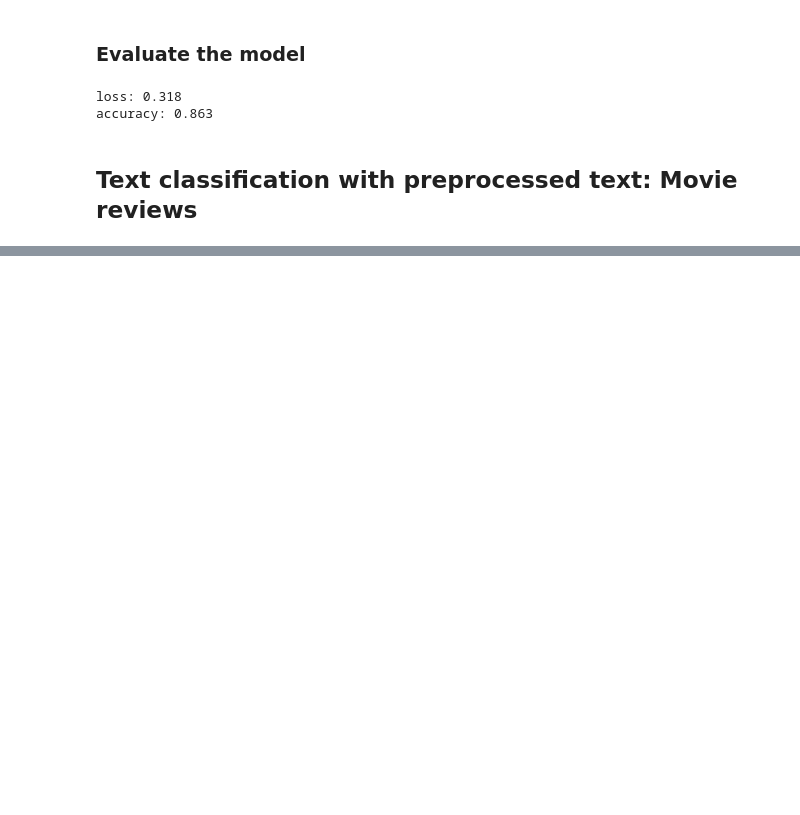
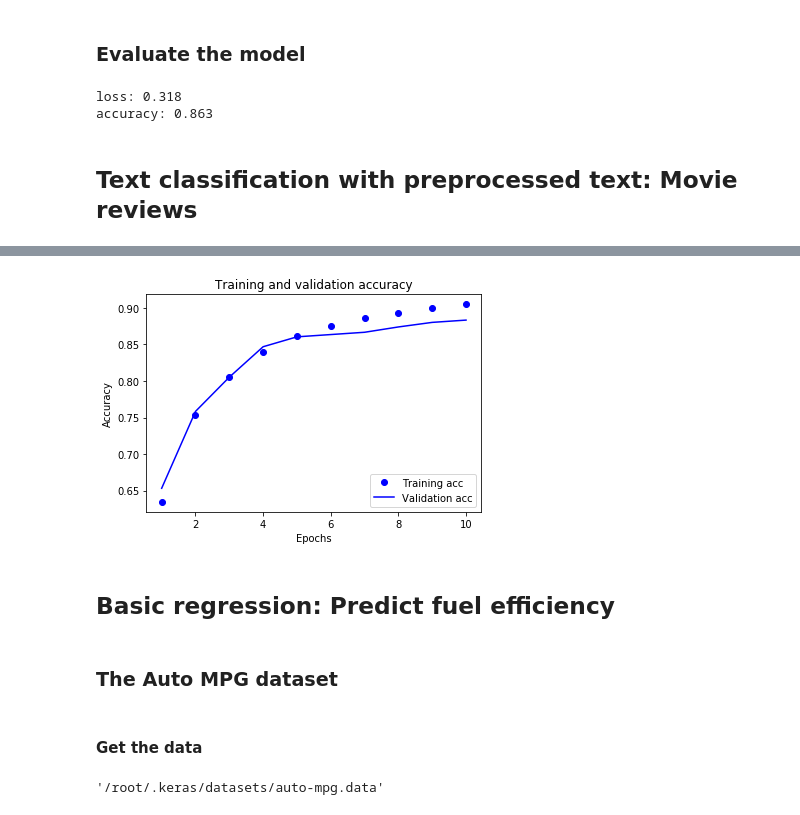
Before and after one commit to xunweiyee/lung-cancer-classification-tf, a Jupyter notebook: Learn.ipynb, the cells around one changed output, grey strips where cells are left out. Drawn from its saved outputs; the diff is of its cells as text; code cells hidden in the pictures; blank space fills up the shorter version.

```diff
--- a/Learn.ipynb
+++ b/Learn.ipynb
@@ -451,0 +640,24 @@ accuracy: 0.863
+# %%
+plt.clf()   # clear figure
+
+plt.plot(epochs, acc, 'bo', label='Training acc')
+plt.plot(epochs, val_acc, 'b', label='Validation acc')
+plt.title('Training and validation accuracy')
+plt.xlabel('Epochs')
+plt.ylabel('Accuracy')
+plt.legend(loc='lower right')
+
+plt.show()
+# %% [output]
+[figure, added]
+# %% [markdown]
+## Basic regression: Predict fuel efficiency
+# %% [markdown]
+### The Auto MPG dataset
+# %% [markdown]
+#### Get the data
+# %%
+dataset_path = keras.utils.get_file("auto-mpg.data", "http://archive.ics.uci.edu/ml/machine-learning-databases/auto-mpg/auto-mpg.data")
+dataset_path
+# %% [output]
+'/root/.keras/datasets/auto-mpg.data'
```
Also changed, not shown: parts of 60 cells of this notebook.
